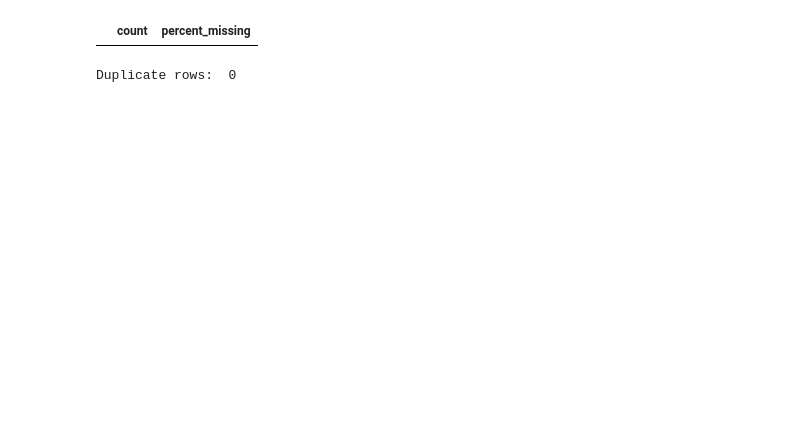
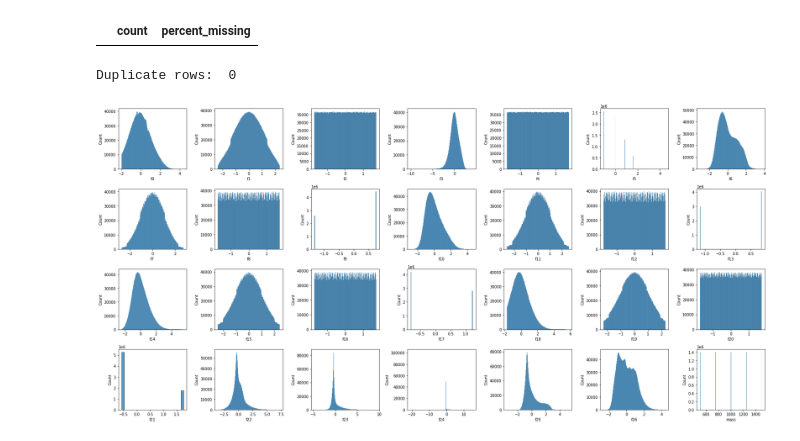
Before and after one commit to JosephLazarus/QTW, a Jupyter notebook: Case Study 6/CaseStudy6_Final.ipynb, the cells around one changed output. Drawn from its saved outputs; the diff is of its cells as text; code cells hidden in the pictures; blank space fills up the shorter version.

```diff
--- a/Case Study 6/CaseStudy6_Final.ipynb
+++ b/Case Study 6/CaseStudy6_Final.ipynb
@@ -30,3 +46,18 @@ df_na
 print('Duplicate rows: ', df.duplicated(keep='first').sum())
 # %% [output]
 Duplicate rows:  0
+# %%
+df_features = df.copy()
+df_features.drop(["# label"], axis=1, inplace=True)
+
+fig,axs = plt.subplots(4,7, figsize = (25,12))
+h, v = 0, 0
+for i in df_features.columns:
+    sns.histplot(data=df, x=i, ax=axs[h, v])
+    if v == 6:
+        h += 1
+        v = -1
+    v += 1
+fig.tight_layout()
+# %% [output]
+[figure, added]
```
Also changed, not shown: parts of 5 cells of this notebook.
